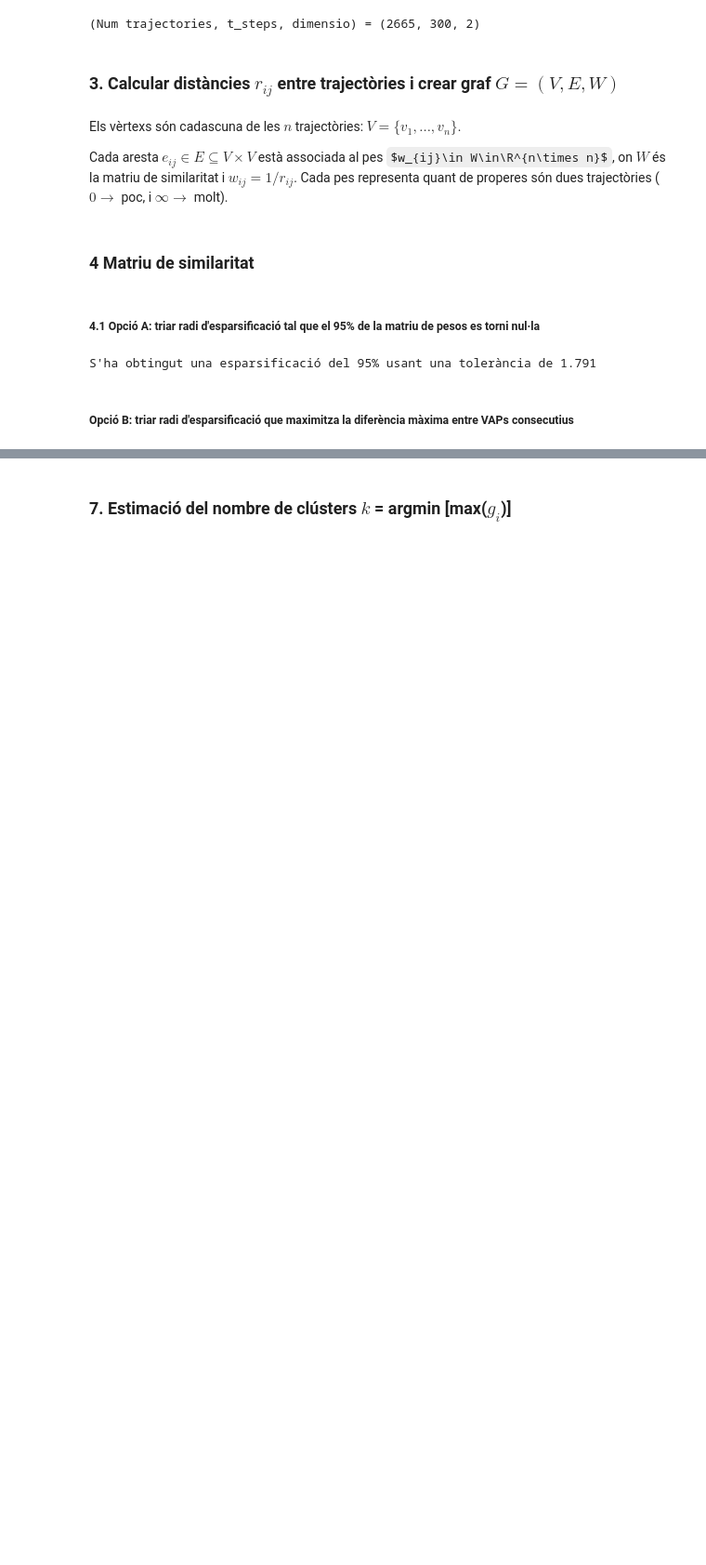
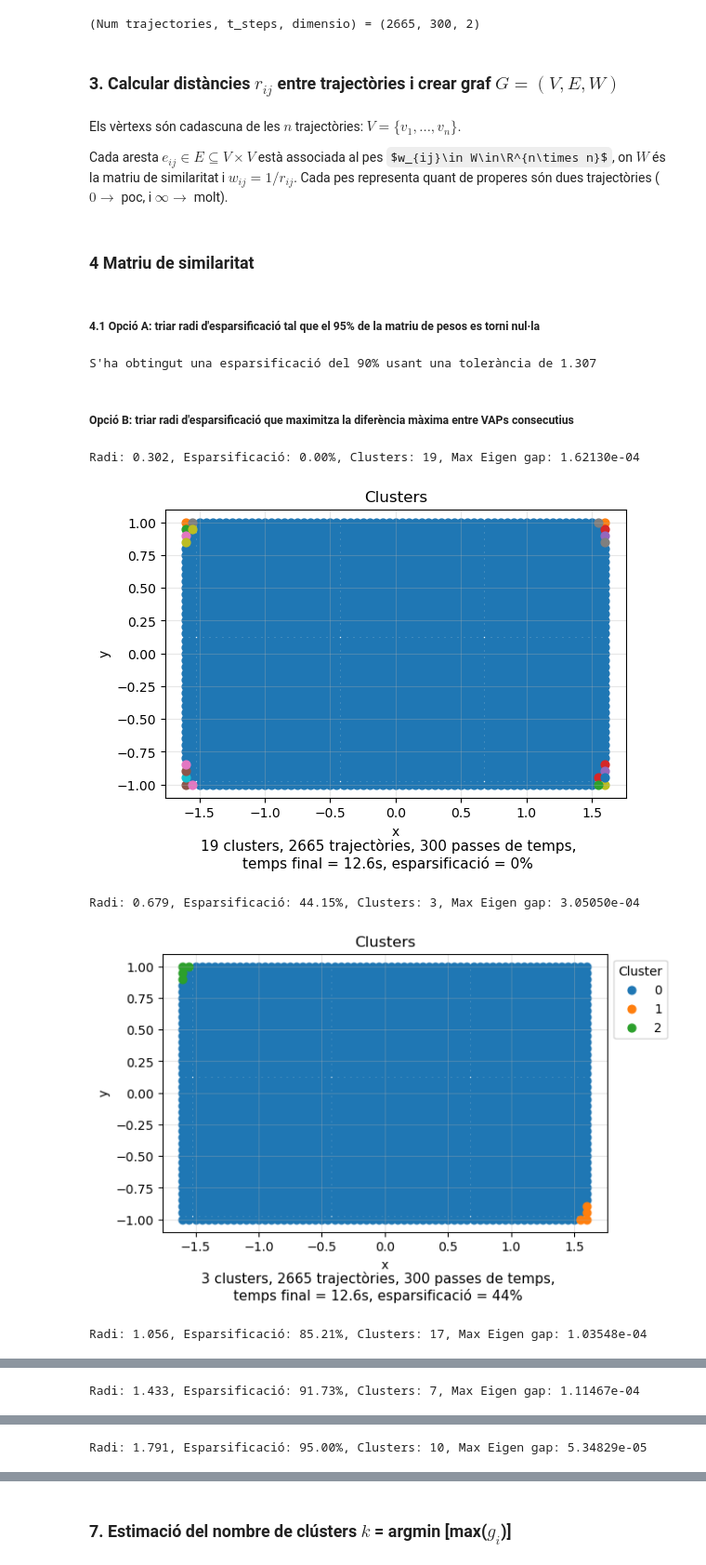
Before and after one commit to victor-lopz/spectral-clustering, a Jupyter notebook: notebooks/duffing.ipynb, the cells around one changed output, grey strips where cells are left out. Shown at 93% size. Drawn from its saved outputs; the diff is of its cells as text; code cells hidden in the pictures; some formulas as TeX source; blank space fills up the shorter version.

```diff
--- a/notebooks/duffing.ipynb
+++ b/notebooks/duffing.ipynb
@@ -68,16 +68,22 @@ matriu_pesos = calcula_matriu_pesos(trajectories)
 ##### 4.1 Opció A: triar radi d'esparsificació tal que el 95% de la matriu de pesos es torni nul·la
 # %%
 matriu_similaritat_W, sparsification_tol, sparsification_percent = \
-    sparcify(matriu_pesos, percent=95)
+    sparcify(matriu_pesos, percent=90)
 print(f"S'ha obtingut una esparsificació del "
       f"{sparsification_percent*100:.0f}% usant una tolerància de "
       f"{sparsification_tol:.3f}")
 np.fill_diagonal(matriu_similaritat_W, constant_diagonal)
 # print(matriu_similaritat_W)
 # %% [output]
-S'ha obtingut una esparsificació del 95% usant una tolerància de 1.791
+S'ha obtingut una esparsificació del 90% usant una tolerància de 1.307
 # %% [markdown]
 ##### Opció B: triar radi d'esparsificació que maximitza la diferència màxima entre VAPs consecutius
 # %%
-plot_args = calcula_diffs_vs_radis(matriu_pesos, constant_diagonal)
+plot_args = calcula_diffs_vs_radis(matriu_pesos, constant_diagonal, condicions_inicials, t_steps, t_span)
 diffs, nums_clusters, radis, estadistics, sparsificacions = plot_args
+# %% [output]
+Radi: 0.302, Esparsificació: 0.00%, Clusters: 19, Max Eigen gap: 1.62130e-04
+[figure, added]
+Radi: 0.679, Esparsificació: 44.15%, Clusters: 3, Max Eigen gap: 3.05050e-04
+[figure, added]
+Radi: 1.056, Esparsificació: 85.21%, Clusters: 17, Max Eigen gap: 1.03548e-04
@@ -83,0 +91 @@ diffs, nums_clusters, radis, estadistics, sparsificacions = plot_args
+Radi: 1.433, Esparsificació: 91.73%, Clusters: 7, Max Eigen gap: 1.11467e-04
@@ -83,0 +93 @@ diffs, nums_clusters, radis, estadistics, sparsificacions = plot_args
+Radi: 1.791, Esparsificació: 95.00%, Clusters: 10, Max Eigen gap: 5.34829e-05
```
Also changed, not shown: parts of 7 cells of this notebook, 2 other files.
